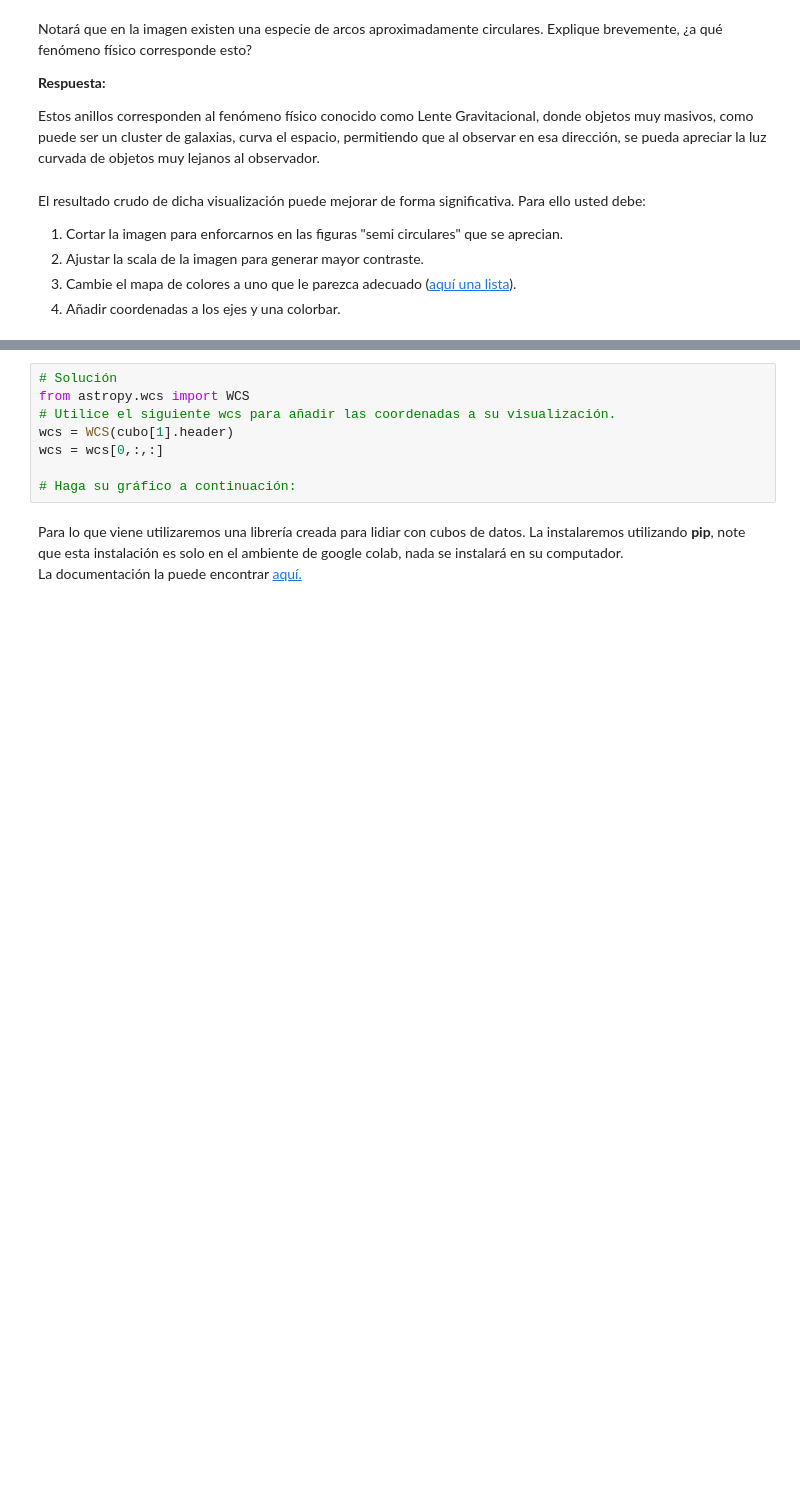
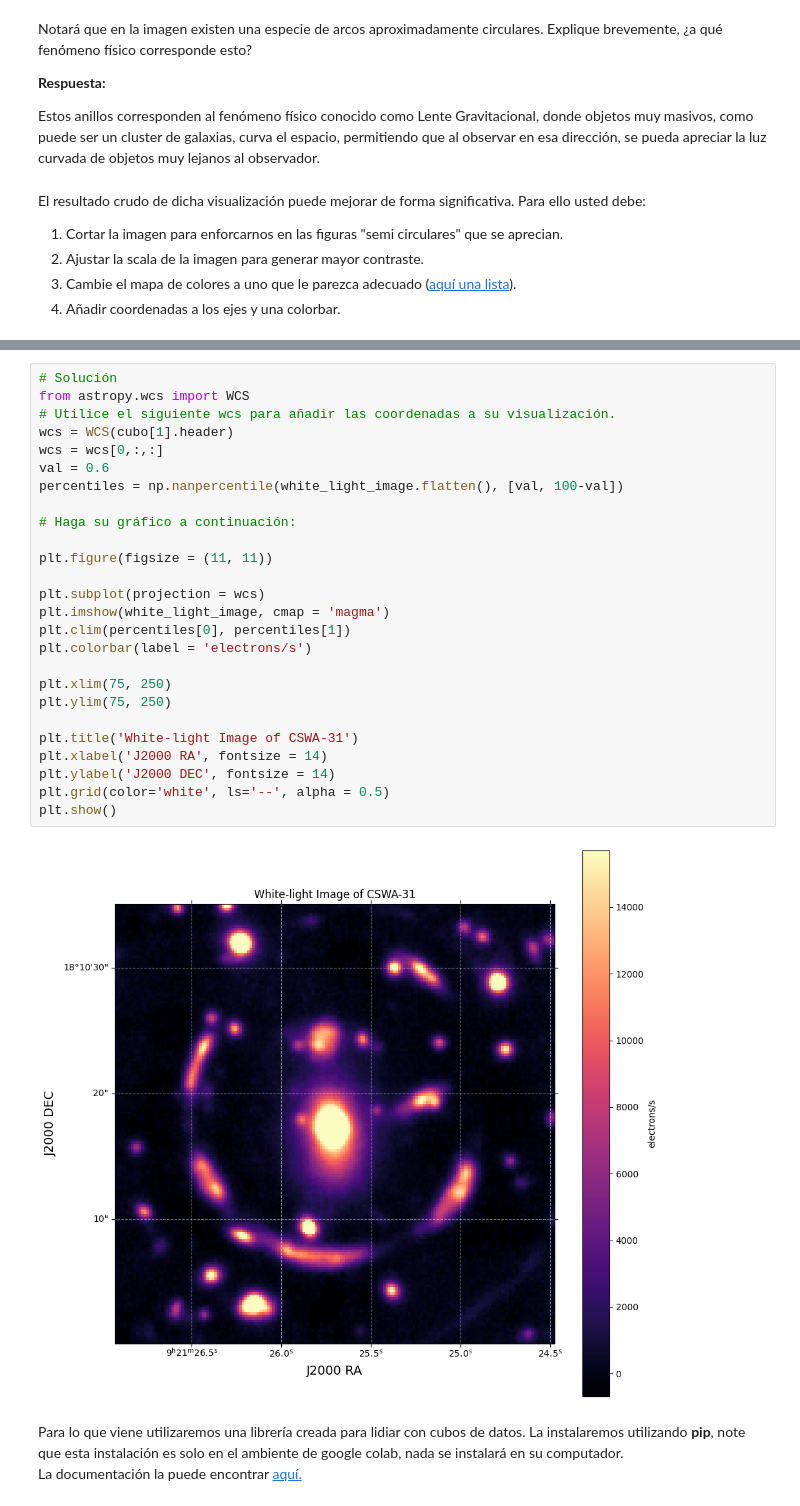
Before and after one commit to CrushinAngel/Tarea-4, a Jupyter notebook: Tarea4.ipynb, the cells around one changed output, grey strips where cells are left out. Saved outputs shown, nothing was run; the diff lists cells and outputs as text; blank space fills up the shorter version.

Commit message:
Gráfico ajustado CSWA-31

```diff
--- a/Tarea4.ipynb
+++ b/Tarea4.ipynb
@@ -157,11 +177,31 @@ Para ello usted debe:
 # %%
 # Solución
 from astropy.wcs import WCS
 # Utilice el siguiente wcs para añadir las coordenadas a su visualización.
 wcs = WCS(cubo[1].header)
 wcs = wcs[0,:,:]
+val = 0.6
+percentiles = np.nanpercentile(white_light_image.flatten(), [val, 100-val])
 
 # Haga su gráfico a continuación:
+
+plt.figure(figsize = (11, 11))
+
+plt.subplot(projection = wcs)
+plt.imshow(white_light_image, cmap = 'magma')
+plt.clim(percentiles[0], percentiles[1])
+plt.colorbar(label = 'electrons/s')
+
+plt.xlim(75, 250)
+plt.ylim(75, 250)
+
+plt.title('White-light Image of CSWA-31')
+plt.xlabel('J2000 RA', fontsize = 14)
+plt.ylabel('J2000 DEC', fontsize = 14)
+plt.grid(color='white', ls='--', alpha = 0.5)
+plt.show()
+# %% [output]
+[figure, added]
 # %% [markdown]
 Para lo que viene utilizaremos una librería creada para lidiar con cubos de datos.
 La instalaremos utilizando **pip**, note que esta instalación es solo en el ambiente de google colab, nada se instalará en su computador.
```
Also changed, not shown: parts of 1 cell of this notebook.
